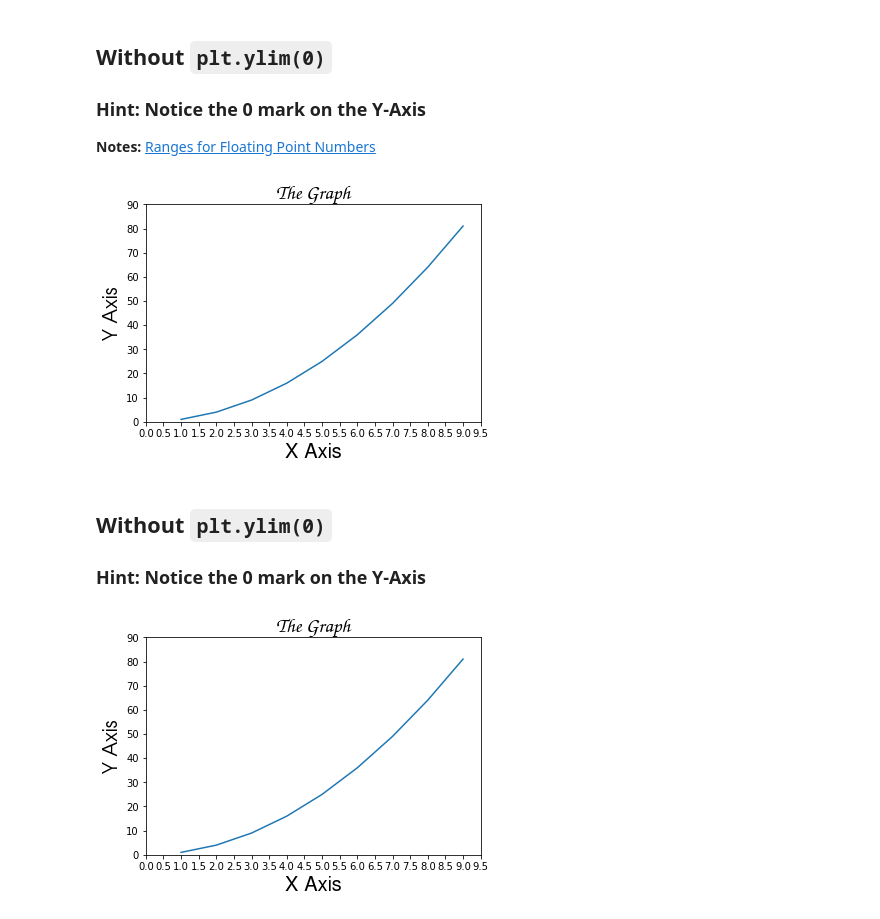
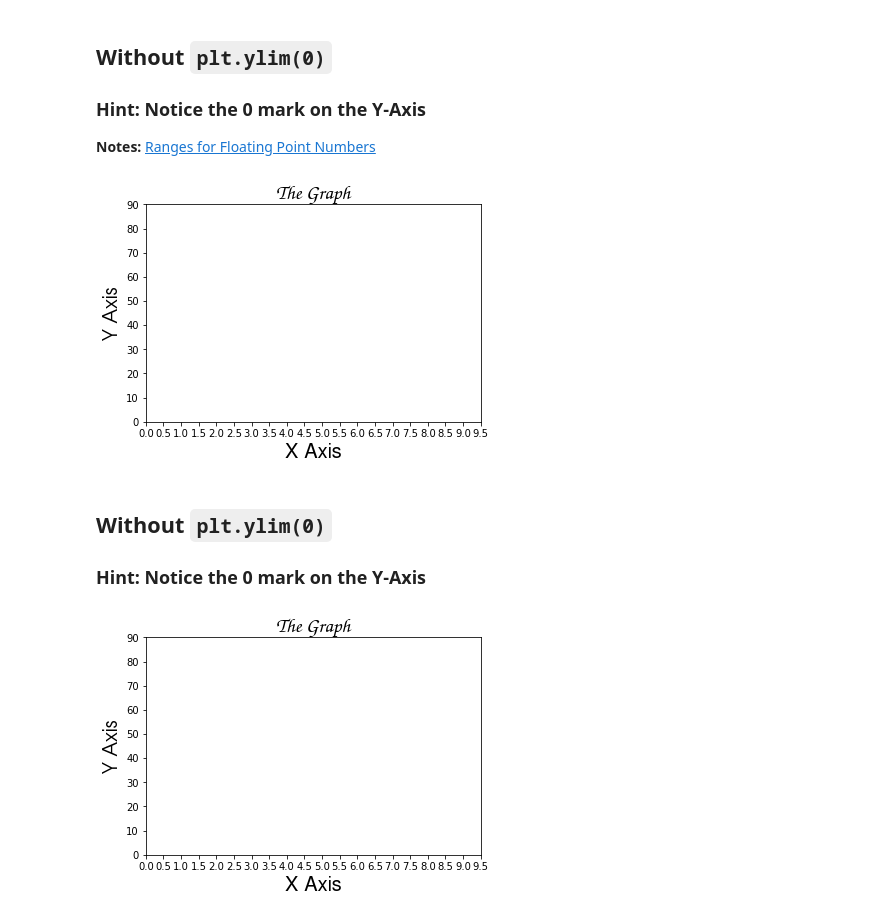
Before and after one commit to rishitc/Matplotlib-Mini-Projects, a Jupyter notebook: Learning Matplotlib Features.ipynb, the cells around one changed output. Drawn from its saved outputs; the diff is of its cells as text; code cells hidden in the pictures.

```diff
--- a/Learning Matplotlib Features.ipynb
+++ b/Learning Matplotlib Features.ipynb
@@ -190,67 +219,21 @@ wasy10: wasy10
 
 **Notes:** [Ranges for Floating Point Numbers](https://pynative.com/python-range-for-float-numbers/)
 # %%
-x = [i for i in range(1, 10)]
-y = [i**2 for i in range(1, 10)]
-
-plt.plot(x, y)
-
-FONT_DICT_TITLE = {
-                    "fontname": "Z003",
-                    "fontsize": 20,  # Size in points
-                    "fontweight": 100,  # A value from 1-1000
-                  }
-
-FONT_DICT_X_AXIS = {
-                    "fontname": "Khmer OS",
-                    "fontsize": 20,  # Size in points
-                    "fontweight": 100,  # A value from 1-1000
-                   }
-FONT_DICT_Y_AXIS = {
-                    "fontname": "URW Gothic",
-                    "fontsize": 20,  # Size in points
-                    "fontweight": 100,  # A value from 1-1000
-                   }
-
-
 plt.title("The Graph", fontdict=FONT_DICT_TITLE)
 plt.xlabel("X Axis", fontdict=FONT_DICT_X_AXIS)
 plt.ylabel("Y Axis", fontdict=FONT_DICT_Y_AXIS)
 
 # The ticks automatically resize the graph
 plt.xticks([i for i in np.arange(0, 10, 0.5)])  # The values need not be evenly spaced
 plt.yticks([i for i in np.arange(0, 100, 10)])  # The values need not be evenly spaced
 
 plt.show()  # This is actually the right way to show the graph
 # %% [output]
-[figure, old version]
+[figure, new version]
 # %% [markdown]
 ## Without `plt.ylim(0)`
 ### Hint: Notice the 0 mark on the Y-Axis
 # %%
-x = [i for i in range(1, 10)]
-y = [i**2 for i in range(1, 10)]
-
-plt.plot(x, y)
-
-FONT_DICT_TITLE = {
-                    "fontname": "Z003",
-                    "fontsize": 20,  # Size in points
-                    "fontweight": 100,  # A value from 1-1000
-                  }
-
-FONT_DICT_X_AXIS = {
-                    "fontname": "Khmer OS",
-                    "fontsize": 20,  # Size in points
-                    "fontweight": 100,  # A value from 1-1000
-                   }
-FONT_DICT_Y_AXIS = {
-                    "fontname": "URW Gothic",
-                    "fontsize": 20,  # Size in points
-                    "fontweight": 100,  # A value from 1-1000
-                   }
-
-
 plt.title("The Graph", fontdict=FONT_DICT_TITLE)
 plt.xlabel("X Axis", fontdict=FONT_DICT_X_AXIS)
 plt.ylabel("Y Axis", fontdict=FONT_DICT_Y_AXIS)
@@ -263,4 +246,4 @@ plt.ylim(0)  # Makes sure that the 0 point on the Y-Axis is at the bottom left c
 
 plt.show()  # This is actually the right way to show the graph
 # %% [output]
-[figure, old version]
+[figure, new version]
```
Also changed, not shown: parts of 11 cells of this notebook.
